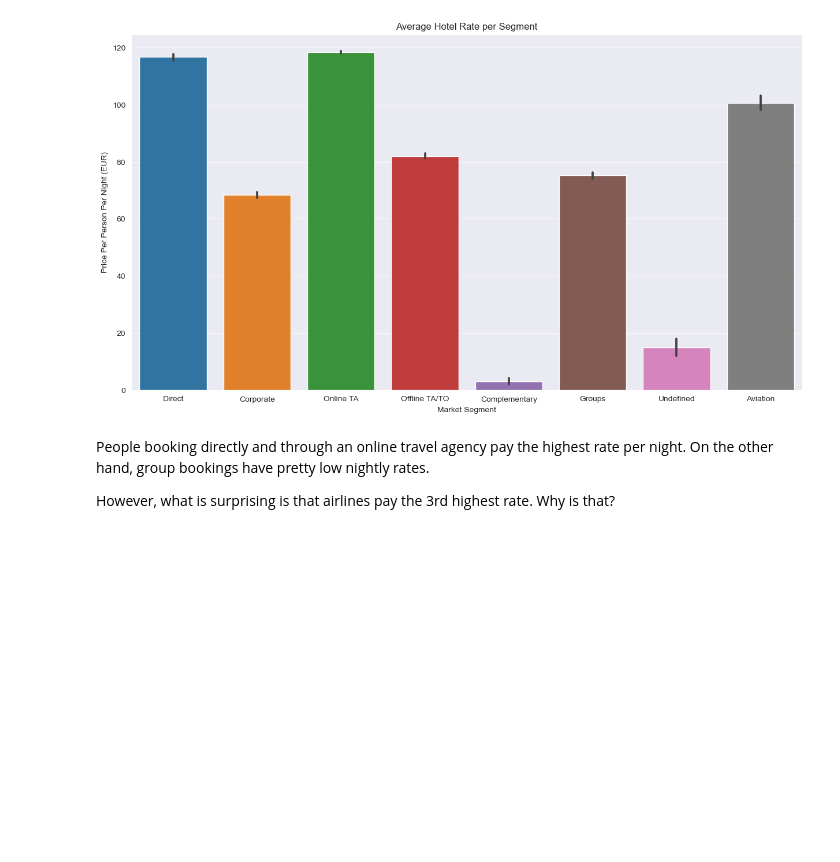
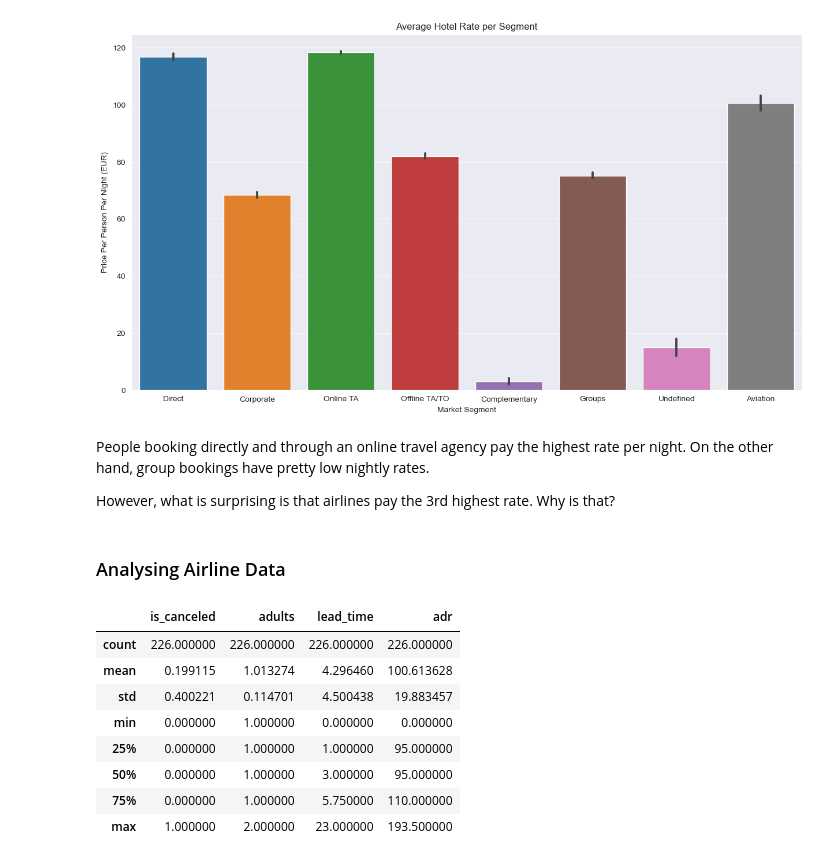
Before and after one commit to Rafsan7238/Data-Analysis_Data-Science_Projects, a Jupyter notebook: Python Projects/Applying ML to Predict Hotel Booking Cancellations/Analysing Hotel Cancellations.ipynb, the cells around one changed output. Cells and saved outputs as stored; diff of their text form; code cells hidden in the pictures; blank space fills up the shorter version.

Commit message:
Analysed airline data

```diff
--- a/Python Projects/Applying ML to Predict Hotel Booking Cancellations/Analysing Hotel Cancellations.ipynb
+++ b/Python Projects/Applying ML to Predict Hotel Booking Cancellations/Analysing Hotel Cancellations.ipynb
@@ -322,3 +322,21 @@ plt.show()
 People booking directly and through an online travel agency pay the highest rate per night. On the other hand, group bookings have pretty low nightly rates.
 
 However, what is surprising is that airlines pay the 3rd highest rate. Why is that?
+# %% [markdown]
+### Analysing Airline Data
+# %%
+airline_data = data[data['market_segment'] == 'Aviation'][['is_canceled', 'adults', 'lead_time', 'adr']]
+
+non_airline_data = data[data['market_segment'] != 'Aviation'][['is_canceled', 'adults', 'lead_time', 'adr']]
+# %%
+airline_data.describe()
+# %% [output]
+|  | is_canceled | adults | lead_time | adr |
+| count | 226.000000 | 226.000000 | 226.000000 | 226.000000 |
+| mean | 0.199115 | 1.013274 | 4.296460 | 100.613628 |
+| std | 0.400221 | 0.114701 | 4.500438 | 19.883457 |
+| min | 0.000000 | 1.000000 | 0.000000 | 0.000000 |
+| 25% | 0.000000 | 1.000000 | 1.000000 | 95.000000 |
+| 50% | 0.000000 | 1.000000 | 3.000000 | 95.000000 |
+| 75% | 0.000000 | 1.000000 | 5.750000 | 110.000000 |
+| max | 1.000000 | 2.000000 | 23.000000 | 193.500000 |
```
Also changed, not shown: parts of 2 cells of this notebook.
